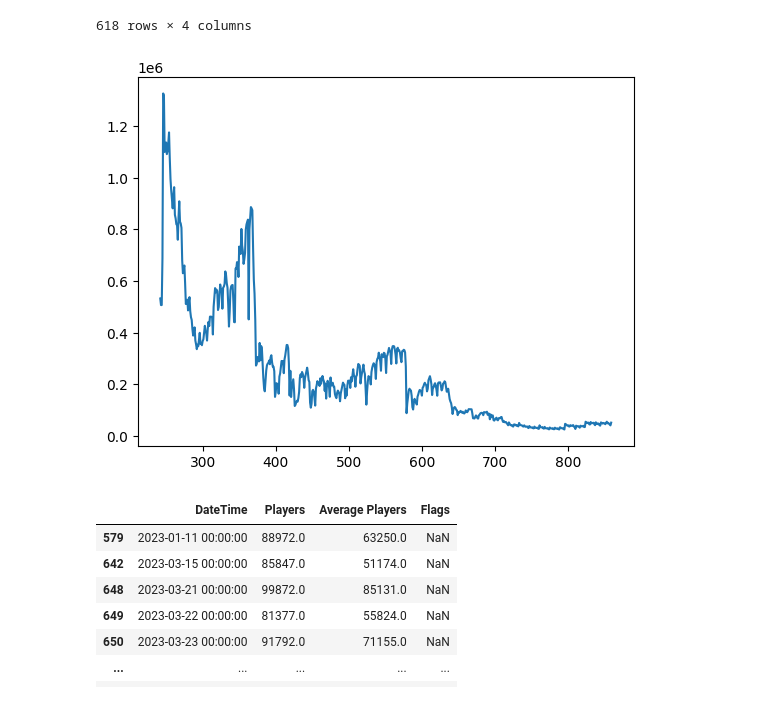
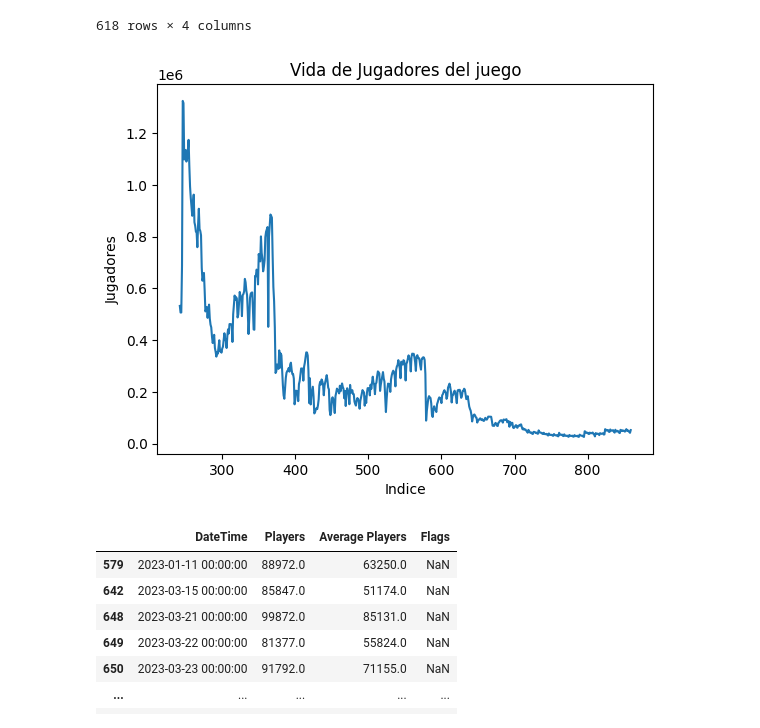
Before and after one commit to AdrianNiet/Proyecto-EDA, a Jupyter notebook: proyecto analisis de datos/codigo/STEAMDB/graficos de jugadores.ipynb, the cells around one changed output. Saved outputs shown, nothing was run; the diff lists cells and outputs as text; code cells hidden in the pictures.

```diff
--- a/proyecto analisis de datos/codigo/STEAMDB/graficos de jugadores.ipynb
+++ b/proyecto analisis de datos/codigo/STEAMDB/graficos de jugadores.ipynb
@@ -82,10 +95,10 @@ filtrada_LA
 | 859 | 2023-10-18 00:00:00 | 52358.0 | 29831.0 | NaN |
 618 rows × 4 columns
 # %%
-filtrada_LA["Players"].plot(); #como que de 300K pasa a menos de 100k? ahi hay dos caidas muy bruscas.
+filtrada_LA["Players"].plot(title="Vida de Jugadores del juego", ylabel="Jugadores", xlabel="Indice"); #como que de 300K pasa a menos de 100k? ahi hay dos caidas muy bruscas.
 #esas caidas son importantes, vamos a filtrar mas.
 # %% [output]
-[figure, old version]
+[figure, new version]
 # %%
 #Buscando en google: pongo literalmente "Lost Ark Lost Players"
 #salta noticia: "Lost Ark Loses Two Thirds Of Players After Bot Bans" con fecha del 12 de enero de 2023.
```
Also changed, not shown: parts of 7 cells of this notebook, 24 other files.
